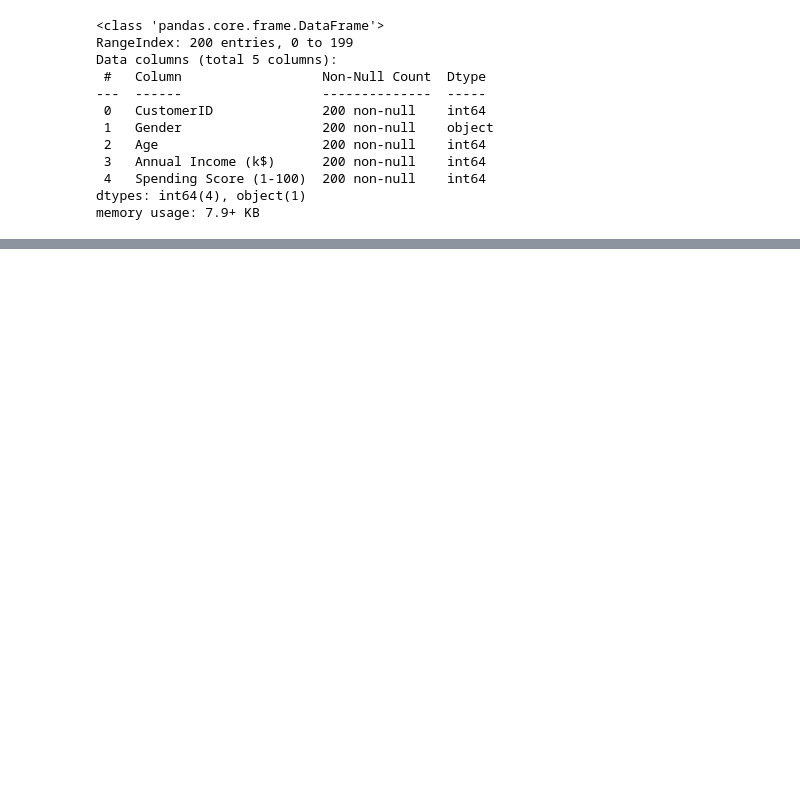
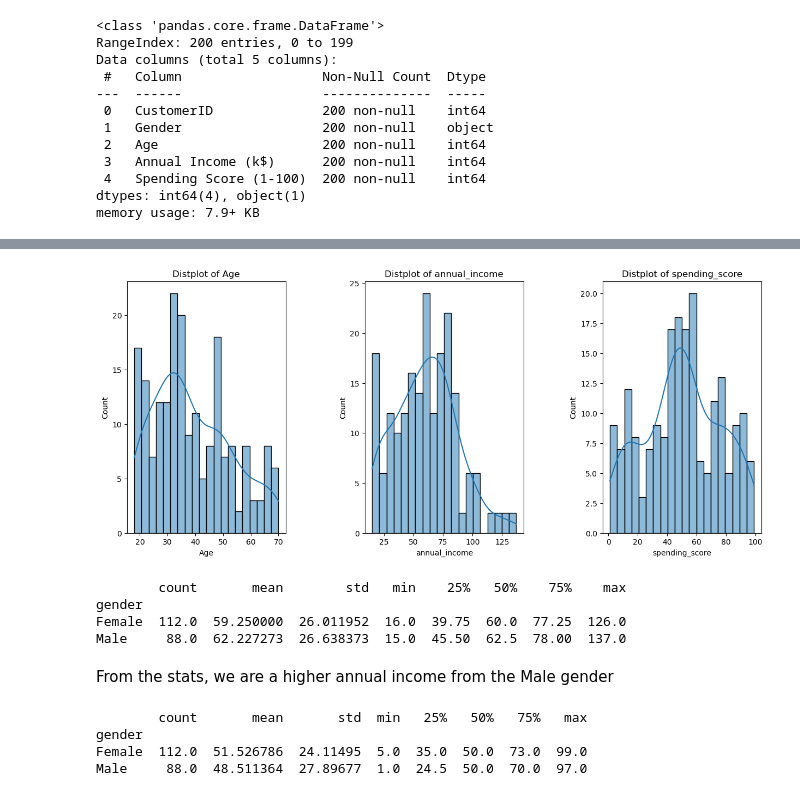
Before and after one commit to Gifted-Dev/customer-segmentation, a Jupyter notebook: notebooks/EDA.ipynb, the cells around one changed output, grey strips where cells are left out. Cells and saved outputs as stored; diff of their text form; code cells hidden in the pictures; blank space fills up the shorter version.

```diff
--- a/notebooks/EDA.ipynb
+++ b/notebooks/EDA.ipynb
@@ -46,0 +113,39 @@ memory usage: 7.9+ KB
+# %%
+# Set up the figure
+plt.figure(1, figsize=(15, 6))
+
+n = 0
+for x in ['Age', 'annual_income', 'spending_score']:
+    n += 1
+    plt.subplot(1, 3, n)
+    sns.histplot(df[x], bins=20, kde=True)  # Replaced distplot with histplot
+    plt.title(f'Distplot of {x}')  # f-string for better readability
+
+# Adjust subplots outside the loop
+plt.subplots_adjust(hspace=0.5, wspace=0.5)
+
+# Show the plot
+plt.show()
+# %% [output]
+[figure, added]
+# %%
+# Calculate other statistics (e.g., median, std)
+summary_stats_by_gender = df.groupby('gender')['annual_income'].describe()
+print(summary_stats_by_gender)
+# %% [output]
+        count       mean        std   min    25%   50%    75%    max
+gender
+Female  112.0  59.250000  26.011952  16.0  39.75  60.0  77.25  126.0
+Male     88.0  62.227273  26.638373  15.0  45.50  62.5  78.00  137.0
+# %% [markdown]
+From the stats, we are a higher annual income from the Male gender
+# %%
+# summary stats of gender by spending_score
+
+gender_by_spending = df.groupby('gender')['spending_score'].describe()
+print(gender_by_spending)
+# %% [output]
+        count       mean       std  min   25%   50%   75%   max
+gender
+Female  112.0  51.526786  24.11495  5.0  35.0  50.0  73.0  99.0
+Male     88.0  48.511364  27.89677  1.0  24.5  50.0  70.0  97.0
```
Also changed, not shown: parts of 20 cells of this notebook, 3 other files.
